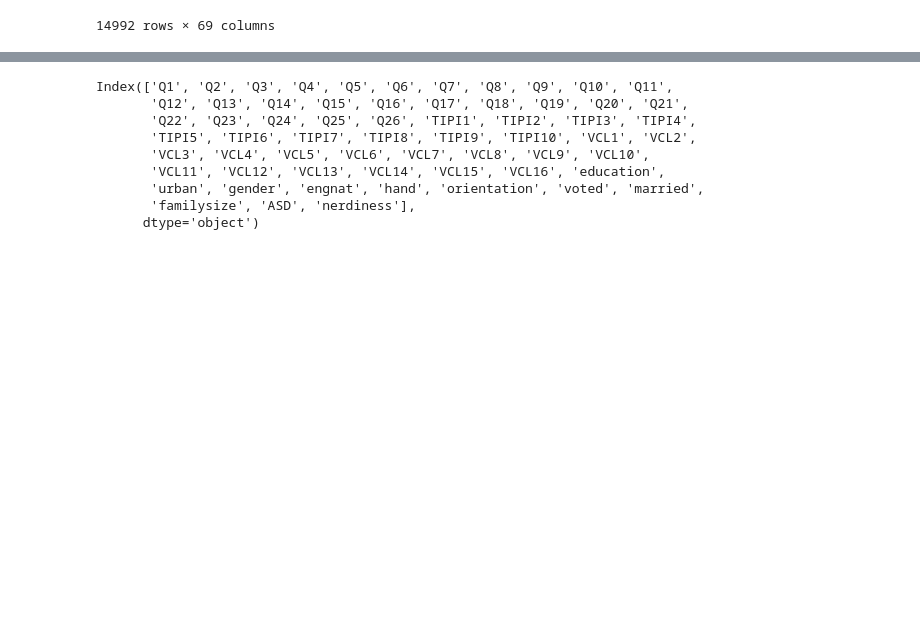
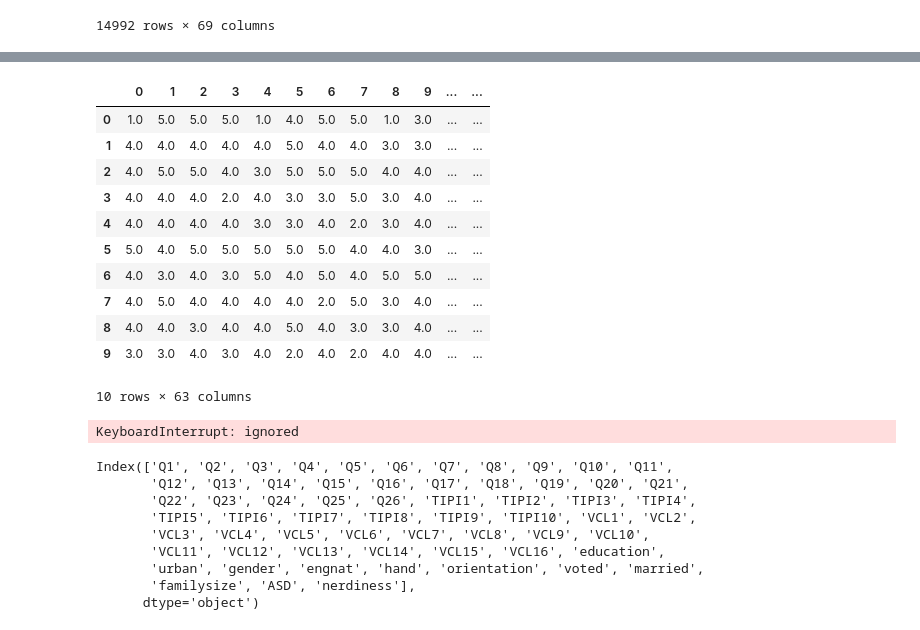
Before and after one commit to hwangsaeyeon/dacon, a Jupyter notebook: lgbm.ipynb, the cells around one changed output, grey strips where cells are left out. Drawn from its saved outputs; the diff is of its cells as text; code cells hidden in the pictures; blank space fills up the shorter version.

```diff
--- a/lgbm.ipynb
+++ b/lgbm.ipynb
@@ -266,4 +381,23 @@ train = train.drop(['country'],axis=1)
 # %%
-train = train.drop(['introelapse','testelapse','surveyelapse','age','religion','age'],axis=1)
+train = train.drop(['introelapse','testelapse','surveyelapse','familysize','religion','age'],axis=1)
-# %%
-train  = train.fillna(0)
+# %%
+#null값 변환
+from impyute.imputation.cs import mice
+np_imputed=mice(train.values) # mice 학습시작
+new_train = pd.DataFrame(np_imputed)
+
+# 변환 후 데이터 확인
+new_train.head()
+# %% [output]
+|  | 0 | 1 | 2 | 3 | 4 | 5 | 6 | 7 | 8 | 9 | ... | ... |
+| 0 | 1.0 | 5.0 | 5.0 | 5.0 | 1.0 | 4.0 | 5.0 | 5.0 | 1.0 | 3.0 | ... | ... |
+| 1 | 4.0 | 4.0 | 4.0 | 4.0 | 4.0 | 5.0 | 4.0 | 4.0 | 3.0 | 3.0 | ... | ... |
+| 2 | 4.0 | 5.0 | 5.0 | 4.0 | 3.0 | 5.0 | 5.0 | 5.0 | 4.0 | 4.0 | ... | ... |
+| 3 | 4.0 | 4.0 | 4.0 | 2.0 | 4.0 | 3.0 | 3.0 | 5.0 | 3.0 | 4.0 | ... | ... |
+| 4 | 4.0 | 4.0 | 4.0 | 4.0 | 3.0 | 3.0 | 4.0 | 2.0 | 3.0 | 4.0 | ... | ... |
+| 5 | 5.0 | 4.0 | 5.0 | 5.0 | 5.0 | 5.0 | 5.0 | 4.0 | 4.0 | 3.0 | ... | ... |
+| 6 | 4.0 | 3.0 | 4.0 | 3.0 | 5.0 | 4.0 | 5.0 | 4.0 | 5.0 | 5.0 | ... | ... |
+| 7 | 4.0 | 5.0 | 4.0 | 4.0 | 4.0 | 4.0 | 2.0 | 5.0 | 3.0 | 4.0 | ... | ... |
+| 8 | 4.0 | 4.0 | 3.0 | 4.0 | 4.0 | 5.0 | 4.0 | 3.0 | 3.0 | 4.0 | ... | ... |
+| 9 | 3.0 | 3.0 | 4.0 | 3.0 | 4.0 | 2.0 | 4.0 | 2.0 | 4.0 | 4.0 | ... | ... |
+10 rows × 63 columns
@@ -273,2 +411,24 @@ X_resampled, y_resampled = SMOTE(random_state=0).fit_resample(train.iloc[:,0:-1]
+# %%
+#kfold
+from numpy import mean, std
+from sklearn.model_selection import RepeatedStratifiedKFold, cross_val_score
+from sklearn.ensemble import RandomForestClassifier
+
+X = X_resampled
+y = y_resampled
+
+def evaluate_model(X_, y_, model_,thresh):
+    cv = RepeatedStratifiedKFold(n_splits=thresh, n_repeats=3, random_state=1)
+    scores = cross_val_score(model_, X_, y_, scoring='accuracy', cv=cv, n_jobs=-1)
+    return scores
+
+thresholds = [5]
+
+for thresh in thresholds:
+  rf = RandomForestClassifier(n_estimators=1000)
+  scores = evaluate_model(X,y,rf,thresh)
+  print(scores.mean())
+# %% [output]
+KeyboardInterrupt: ignored
 # %%
 from sklearn.model_selection import train_test_split
```
Also changed, not shown: parts of 22 cells of this notebook.
